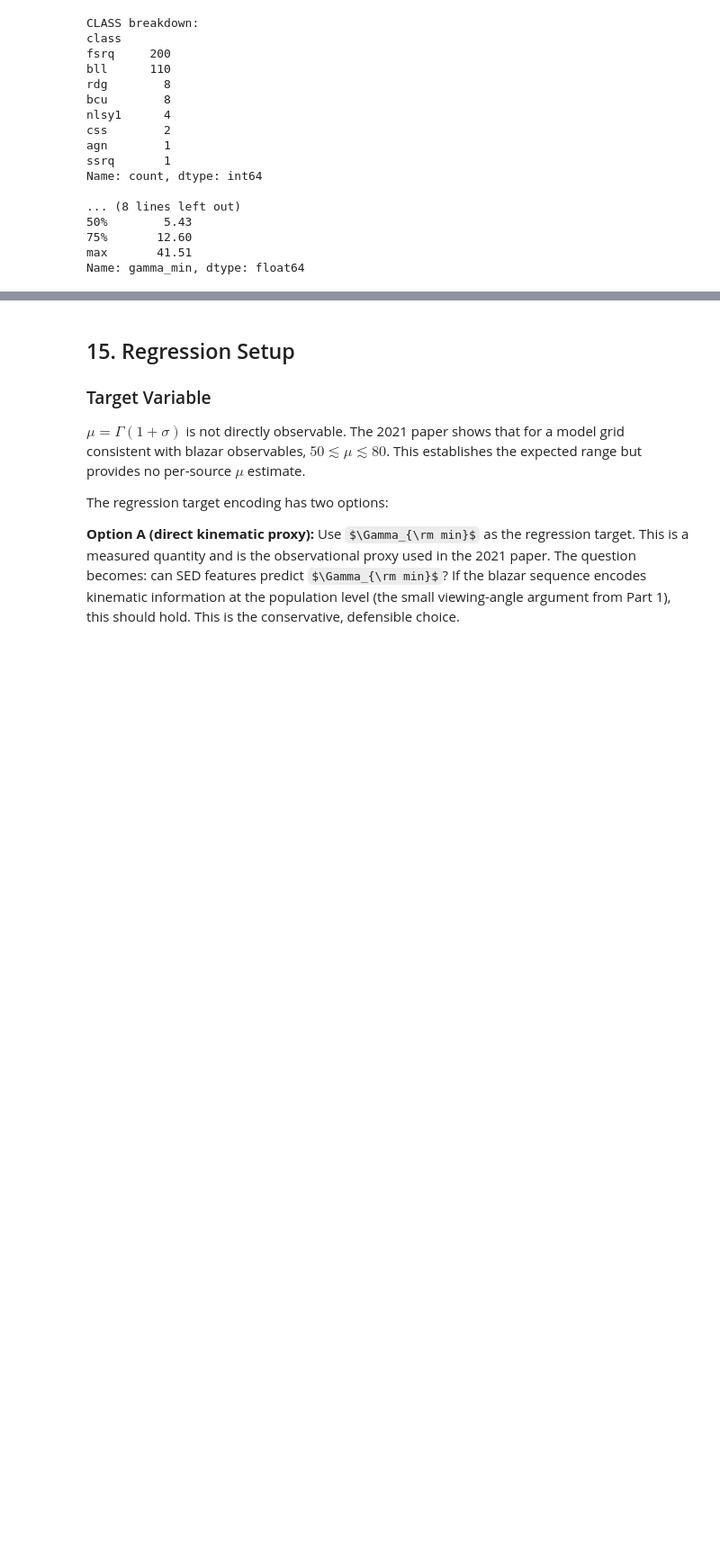
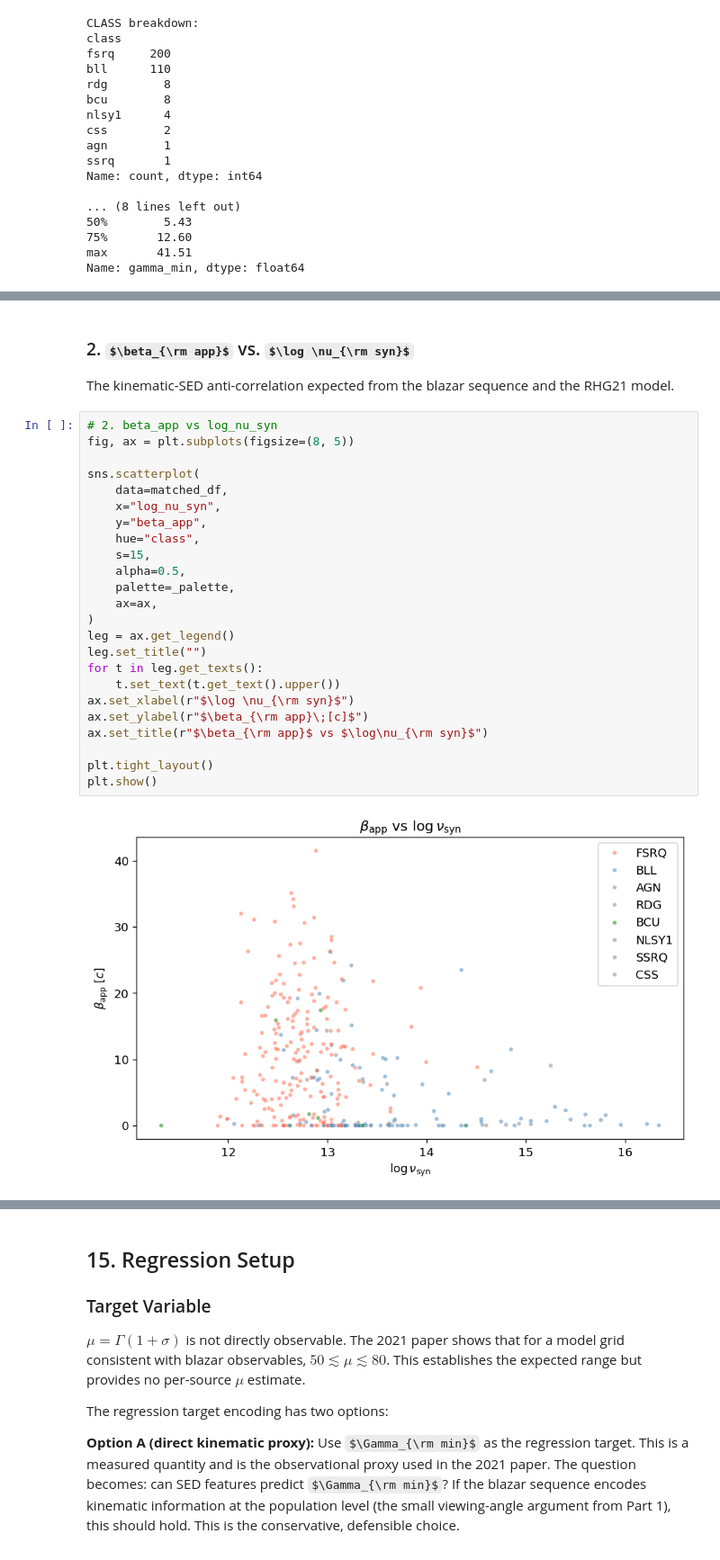
Before and after one commit to altjerue/ilwikak-ml, a Jupyter notebook: blazar_population_ml-p2.ipynb, the cells around one changed output, grey strips where cells are left out. Shown at 90% size. Saved outputs shown, nothing was run; the diff lists cells and outputs as text; some formulas as TeX source; blank space fills up the shorter version.

```diff
--- a/blazar_population_ml-p2.ipynb
+++ b/blazar_population_ml-p2.ipynb
@@ -239,0 +165,30 @@ plt.show()
+# %% [markdown]
+### 2. $\beta_{\rm app}$ vs. $\log \nu_{\rm syn}$
+
+The kinematic-SED anti-correlation expected from the blazar sequence and the RHG21 model.
+# %%
+# 2. beta_app vs log_nu_syn
+fig, ax = plt.subplots(figsize=(8, 5))
+
+sns.scatterplot(
+    data=matched_df,
+    x="log_nu_syn",
+    y="beta_app",
+    hue="class",
+    s=15,
+    alpha=0.5,
+    palette=_palette,
+    ax=ax,
+)
+leg = ax.get_legend()
+leg.set_title("")
+for t in leg.get_texts():
+    t.set_text(t.get_text().upper())
+ax.set_xlabel(r"$\log \nu_{\rm syn}$")
+ax.set_ylabel(r"$\beta_{\rm app}\;[c]$")
+ax.set_title(r"$\beta_{\rm app}$ vs $\log\nu_{\rm syn}$")
+
+plt.tight_layout()
+plt.show()
+# %% [output]
+[figure, added]
```
Also changed, not shown: parts of 11 cells of this notebook.
